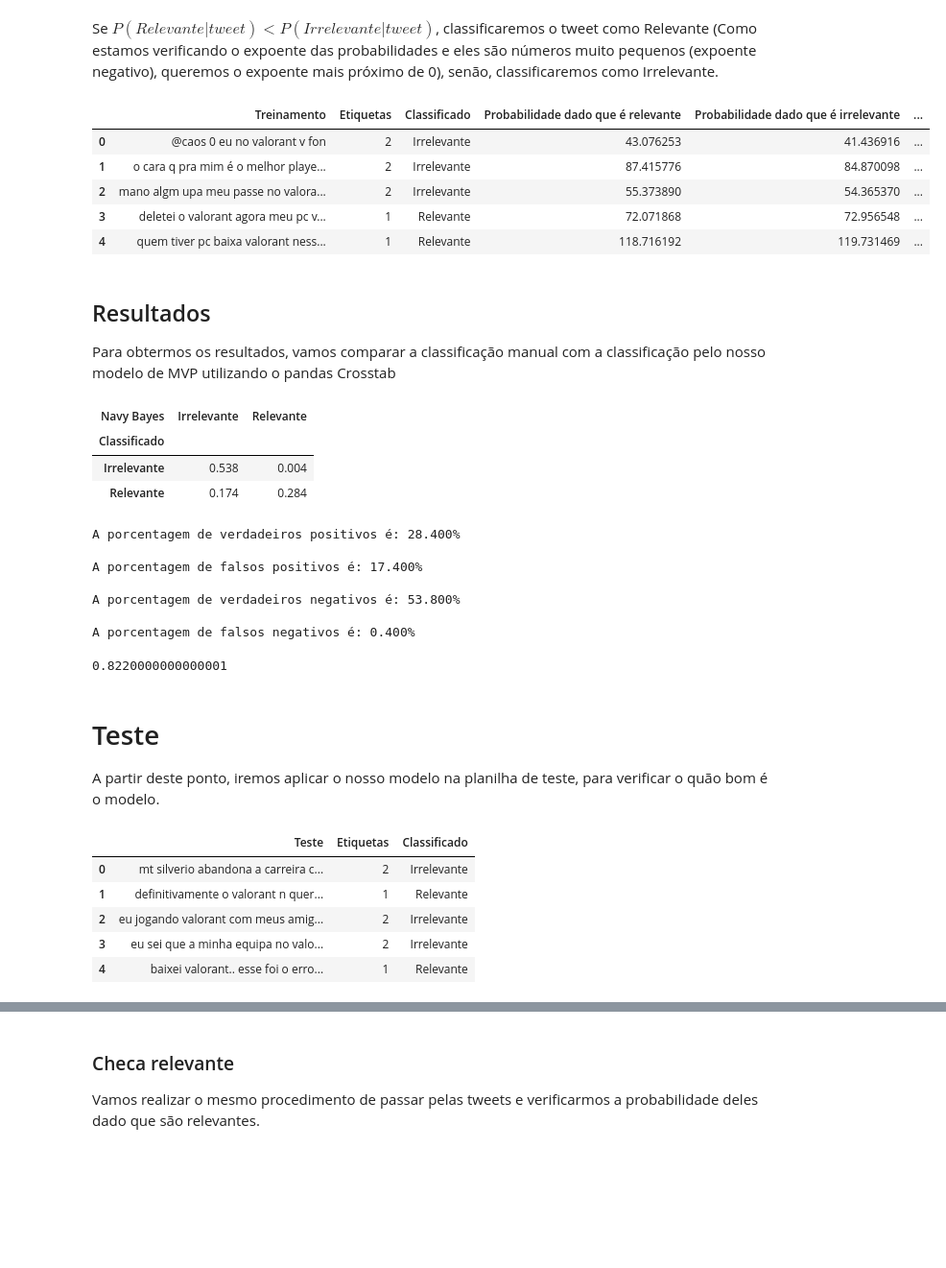
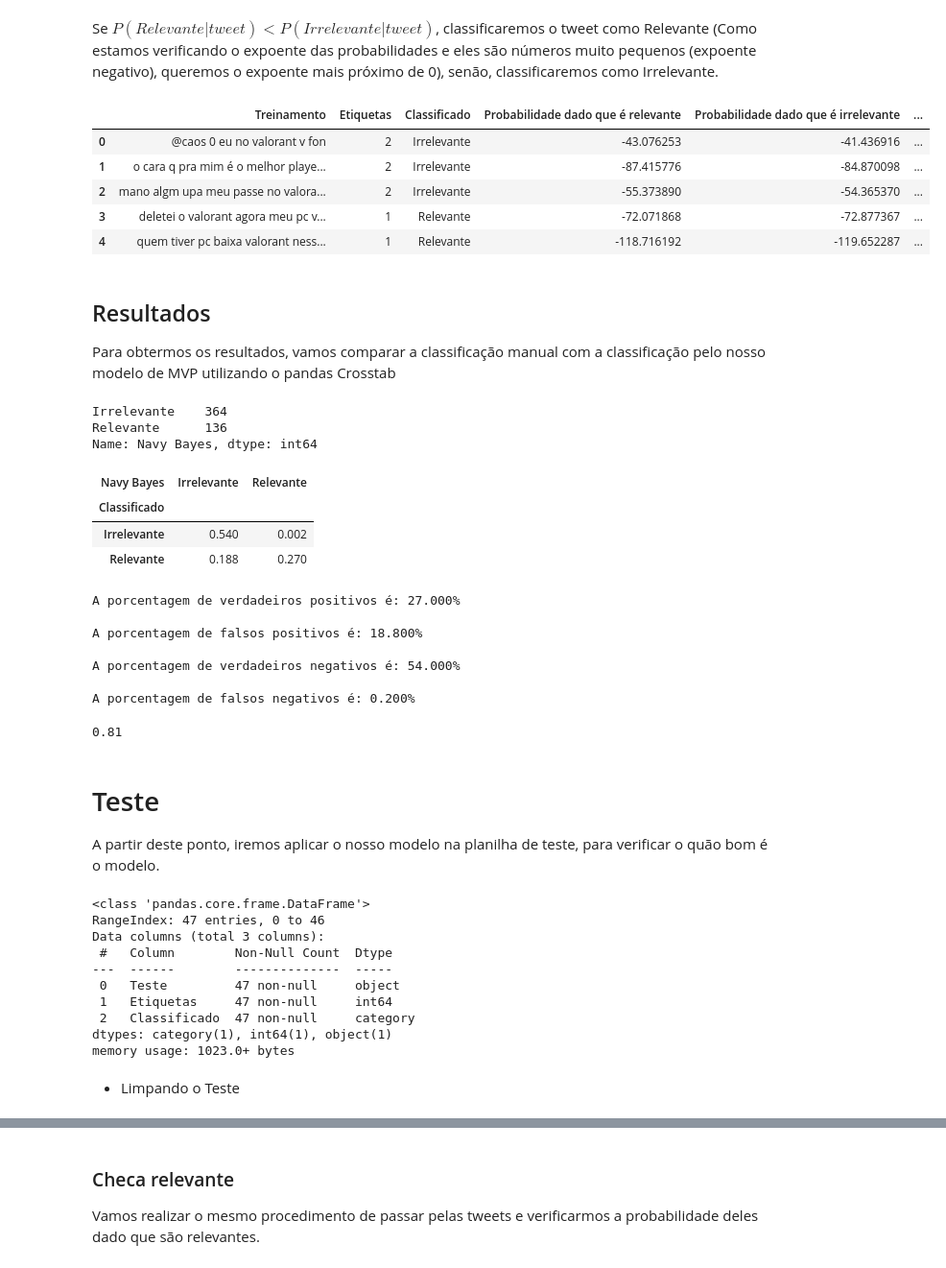
Before and after one commit to wilgnerl/Projeto1-Cdados, a Jupyter notebook: Oficial/Projeto 1 - Cdados Oficial.ipynb, the cells around one changed output, grey strips where cells are left out. Shown at 96% size. Saved outputs shown, nothing was run; the diff lists cells and outputs as text; code cells hidden in the pictures; blank space fills up the shorter version.

```diff
--- a/Oficial/Projeto 1 - Cdados Oficial.ipynb
+++ b/Oficial/Projeto 1 - Cdados Oficial.ipynb
@@ -113,7 +113,7 @@ P_R = Probabilidade_total[1]
 def limpa_texto(text):
 
     #import string
-    punctuation = '[!-.:?;_,<>/\)(#%$|\n]' # Note que os sinais [] são delimitadores de um conjunto.
+    punctuation = '[!-.:?;_,<>/\][)(#%$|\n]' # Note que os sinais [] são delimitadores de um conjunto.
     pattern = re.compile(punctuation)
     text_subbed = re.sub(pattern, ' ', text)
     return text_subbed
@@ -163,8 +163,8 @@ dados_relevantes = dados[dados.Classificado == 'Relevante']
 dados_irrelevantes = dados[dados.Classificado == 'Irrelevante']
 
 # Transformando colunas em listas de palavras
-palavras_relevantes = str(dados_relevantes.Treinamento.to_list()).split()
-palavras_irrelevantes = str(dados_irrelevantes.Treinamento.to_list()).split()
+palavras_relevantes = str(dados_relevantes.Treinamento.to_list()).lower().split()
+palavras_irrelevantes = str(dados_irrelevantes.Treinamento.to_list()).lower().split()
 
 # Contando aparição total das palavras
 contagem_relevantes = pd.Series(palavras_relevantes).value_counts()
@@ -246,14 +246,14 @@ for indice in range(len(dados)):
 
             probabilidade_da_palavra = P_palavra_dado_relevante[palavra]
             #como estamos apenas pegando os expoentes, estamos somando
-            probabilidade_da_frase += abs(math.log10(probabilidade_da_palavra))
+            probabilidade_da_frase += (math.log10(probabilidade_da_palavra))
 
         else:
         #se for uma palavra desconhecida entre a lista das palavras presentes nos tweets relevantes
 
             probabilidade_da_palavra = alfa/N_relevante_com_alfaV
             #como estamos apenas pegando os expoentes, estamos somando
-            probabilidade_da_frase += abs(math.log10(probabilidade_da_palavra))
+            probabilidade_da_frase += (math.log10(probabilidade_da_palavra))
 
     #adiciona a um dicionario em que a chave é o tweet e o item é a probabilidade dele
     tabela_relevante[frase] = (probabilidade_da_frase)
@@ -293,13 +293,13 @@ for indice in range(len(dados)):
 
             probabilidade_da_palavra = P_palavra_dado_irrelevante[palavra]
              #somando os expoentes da probabilidade de cada palavra
-            probabilidade_da_frase += abs(math.log10(probabilidade_da_palavra))
+            probabilidade_da_frase += (math.log10(probabilidade_da_palavra))
 
         else:
             #se a palavra não for uma das presentes no grupo de palavras irrelevantes
             probabilidade_da_palavra = alfa/N_irrelevante_com_alfaV
             #somando os expoentes da probabilidade de cada palavra
-            probabilidade_da_frase += abs(math.log10(probabilidade_da_palavra))
+            probabilidade_da_frase += (math.log10(probabilidade_da_palavra))
 
     #salvando a probabilidade do tweet
     tabela_irrelevante[frase] = (probabilidade_da_frase)
@@ -359,27 +359,33 @@ novodf.head(10)
 Se $P(Relevante|tweet) < P(Irrelevante|tweet)$, classificaremos o tweet como Relevante (Como estamos verificando o expoente das probabilidades e eles são números muito pequenos (expoente negativo), queremos o expoente mais próximo de 0), senão, classificaremos como Irrelevante.
 # %%
 #comparando os dados obtidos anteriomente e realizando a classificação
-novodf['Navy Bayes'] = np.where(novodf['Probabilidade dado que é relevante'] < novodf['Probabilidade dado que é irrelevante'], 'Relevante', 'Irrelevante')
+novodf['Navy Bayes'] = np.where(novodf['Probabilidade dado relevante x Probabilidade de Relevante'] > novodf['Probabilidade dado irrelevante x Probabilidade de Irelevante'], 'Relevante', 'Irrelevante')
 novodf.head()
 # %% [output]
 |  | Treinamento | Etiquetas | Classificado | Probabilidade dado que é relevante | Probabilidade dado que é irrelevante | ... |
-| 0 | @caos 0 eu no valorant v fon | 2 | Irrelevante | 43.076253 | 41.436916 | ... |
-| 1 | o cara q pra mim é o melhor playe... | 2 | Irrelevante | 87.415776 | 84.870098 | ... |
-| 2 | mano algm upa meu passe no valora... | 2 | Irrelevante | 55.373890 | 54.365370 | ... |
-| 3 | deletei o valorant agora meu pc v... | 1 | Relevante | 72.071868 | 72.956548 | ... |
-| 4 | quem tiver pc baixa valorant ness... | 1 | Relevante | 118.716192 | 119.731469 | ... |
+| 0 | @caos 0 eu no valorant v fon | 2 | Irrelevante | -43.076253 | -41.436916 | ... |
+| 1 | o cara q pra mim é o melhor playe... | 2 | Irrelevante | -87.415776 | -84.870098 | ... |
+| 2 | mano algm upa meu passe no valora... | 2 | Irrelevante | -55.373890 | -54.365370 | ... |
+| 3 | deletei o valorant agora meu pc v... | 1 | Relevante | -72.071868 | -72.877367 | ... |
+| 4 | quem tiver pc baixa valorant ness... | 1 | Relevante | -118.716192 | -119.652287 | ... |
 # %% [markdown]
 ## Resultados
 
 Para obtermos os resultados, vamos comparar a classificação manual com a classificação pelo nosso modelo de MVP utilizando o pandas Crosstab
+# %%
+novodf['Navy Bayes'].value_counts()
+# %% [output]
+Irrelevante    364
+Relevante      136
+Name: Navy Bayes, dtype: int64
 # %%
 tabela = pd.crosstab(novodf.Classificado, novodf['Navy Bayes'], normalize=True)
 tabela
 # %% [output]
 | Navy Bayes | Irrelevante | Relevante |
 | Classificado |  |  |
-| Irrelevante | 0.538 | 0.004 |
-| Relevante | 0.174 | 0.284 |
+| Irrelevante | 0.540 | 0.002 |
+| Relevante | 0.188 | 0.270 |
 # %%
 verdadeiros_positivos = tabela.iloc[1,1]*100
 falsos_positivos = tabela.iloc[1,0]*100
@@ -391,18 +397,18 @@ print('A porcentagem de falsos positivos é: {:.3f}%\n'.format(falsos_positivos)
 print('A porcentagem de verdadeiros negativos é: {:.3f}%\n'.format(verdadeiros_negativos))
 print('A porcentagem de falsos negativos é: {:.3f}%\n'.format(falsos_negativos))
 # %% [output]
-A porcentagem de verdadeiros positivos é: 28.400%
+A porcentagem de verdadeiros positivos é: 27.000%
 
-A porcentagem de falsos positivos é: 17.400%
+A porcentagem de falsos positivos é: 18.800%
 
-A porcentagem de verdadeiros negativos é: 53.800%
+A porcentagem de verdadeiros negativos é: 54.000%
 
-A porcentagem de falsos negativos é: 0.400%
+A porcentagem de falsos negativos é: 0.200%
 # %%
 precisao = tabela.iloc[0,0] + tabela.iloc[1,1]
 precisao
 # %% [output]
-0.8220000000000001
+0.81
 # %% [markdown]
 # Teste
 
@@ -410,11 +416,18 @@ A partir deste ponto, iremos aplicar o nosso modelo na planilha de teste, para v
 # %%
 #lendo a planilha teste
 teste = pd.read_excel('../dados/Valorant.xlsx', sheet_name = 'Teste')
-teste.head()
+teste['Classificado'] = teste['Classificado'].astype('category')
+teste.info()
 # %% [output]
-|  | Teste | Etiquetas | Classificado |
-| 0 | mt silverio abandona a carreira c... | 2 | Irrelevante |
-| 1 | definitivamente o valorant n quer... | 1 | Relevante |
-| 2 | eu jogando valorant com meus amig... | 2 | Irrelevante |
-| 3 | eu sei que a minha equipa no valo... | 2 | Irrelevante |
-| 4 | baixei valorant.. esse foi o erro... | 1 | Relevante |
+<class 'pandas.core.frame.DataFrame'>
+RangeIndex: 47 entries, 0 to 46
+Data columns (total 3 columns):
+ #   Column        Non-Null Count  Dtype
+---  ------        --------------  -----
+ 0   Teste         47 non-null     object
+ 1   Etiquetas     47 non-null     int64
+ 2   Classificado  47 non-null     category
+dtypes: category(1), int64(1), object(1)
+memory usage: 1023.0+ bytes
+# %% [markdown]
+* Limpando o Teste
```
Also changed, not shown: parts of 15 cells of this notebook.
